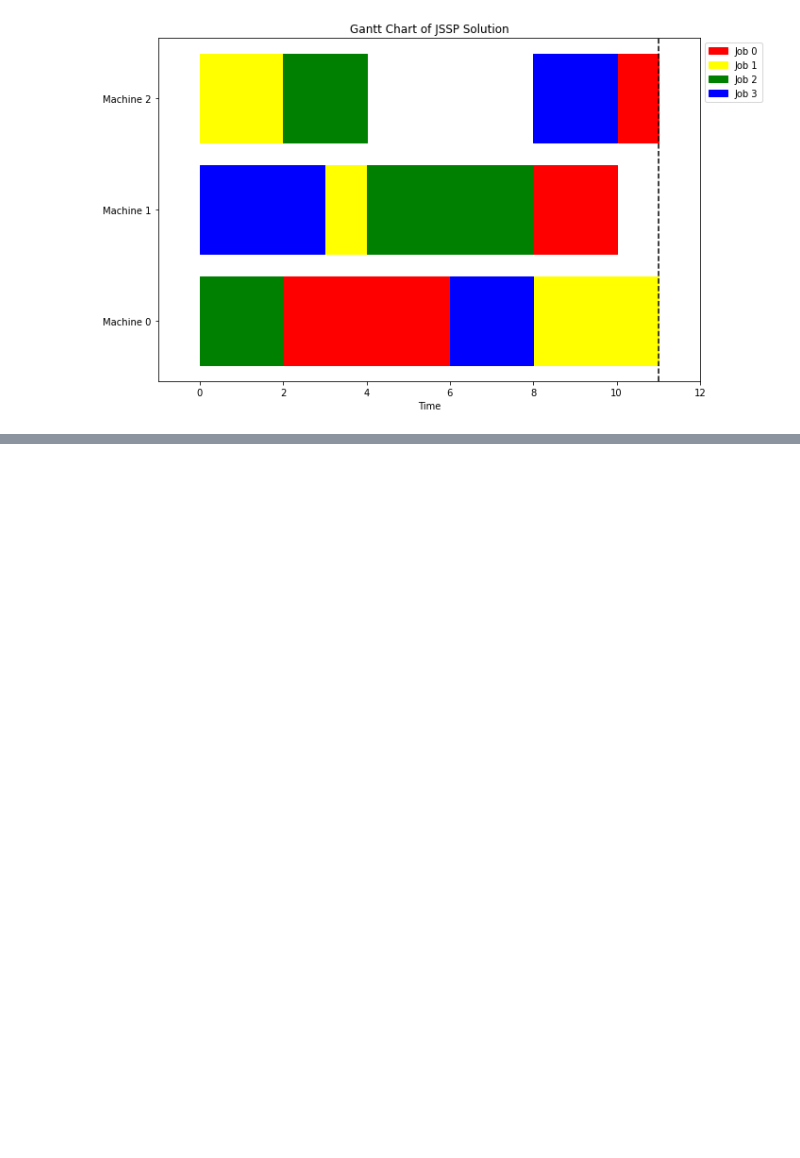
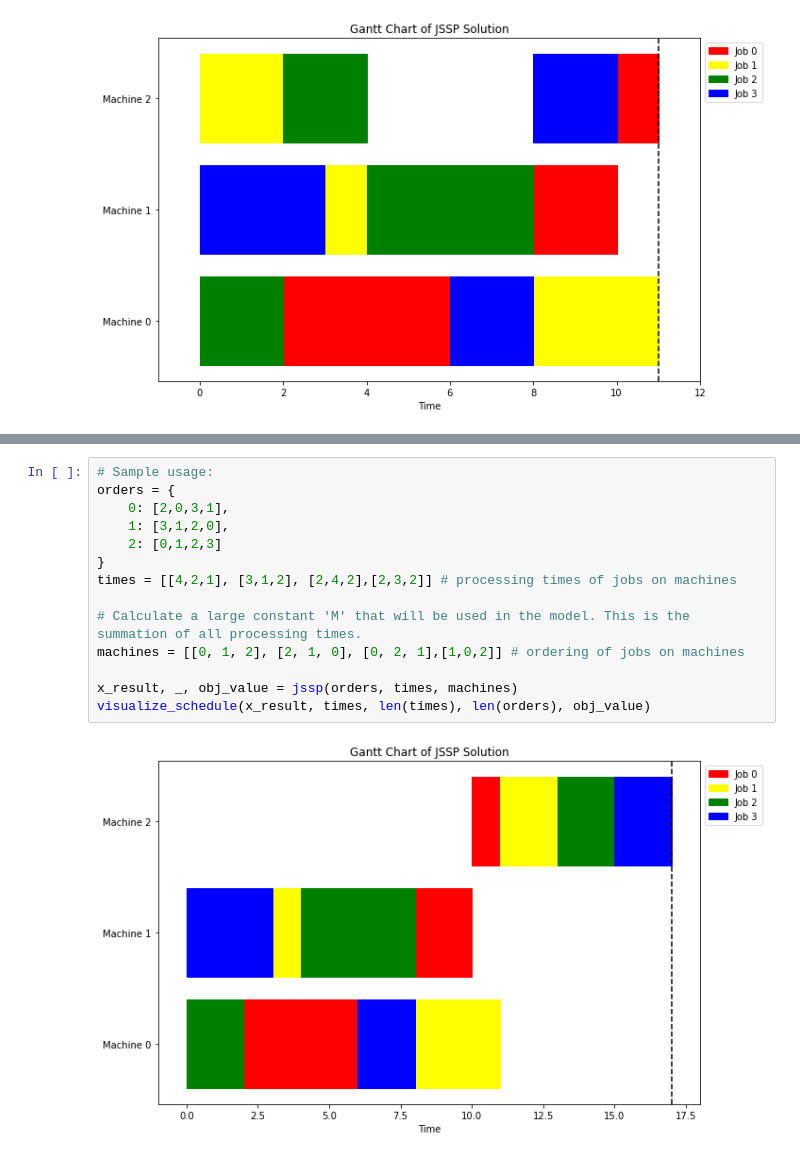
Before and after one commit to open-optimization/open-optimization-or-examples, a Jupyter notebook: integer-programming/job-shop-scheduling.ipynb, the cells around one changed output, grey strips where cells are left out. Saved outputs shown, nothing was run; the diff lists cells and outputs as text; blank space fills up the shorter version.

```diff
--- a/integer-programming/job-shop-scheduling.ipynb
+++ b/integer-programming/job-shop-scheduling.ipynb
@@ -182,0 +307,16 @@ else:
+# %%
+# Sample usage:
+orders = {
+    0: [2,0,3,1],
+    1: [3,1,2,0],
+    2: [0,1,2,3]
+}
+times = [[4,2,1], [3,1,2], [2,4,2],[2,3,2]] # processing times of jobs on machines
+
+# Calculate a large constant 'M' that will be used in the model. This is the summation of all processing times.
+machines = [[0, 1, 2], [2, 1, 0], [0, 2, 1],[1,0,2]] # ordering of jobs on machines
+
+x_result, _, obj_value = jssp(orders, times, machines)
+visualize_schedule(x_result, times, len(times), len(orders), obj_value)
+# %% [output]
+[figure, added]
```
Also changed, not shown: parts of 4 cells of this notebook, 3 other files.
